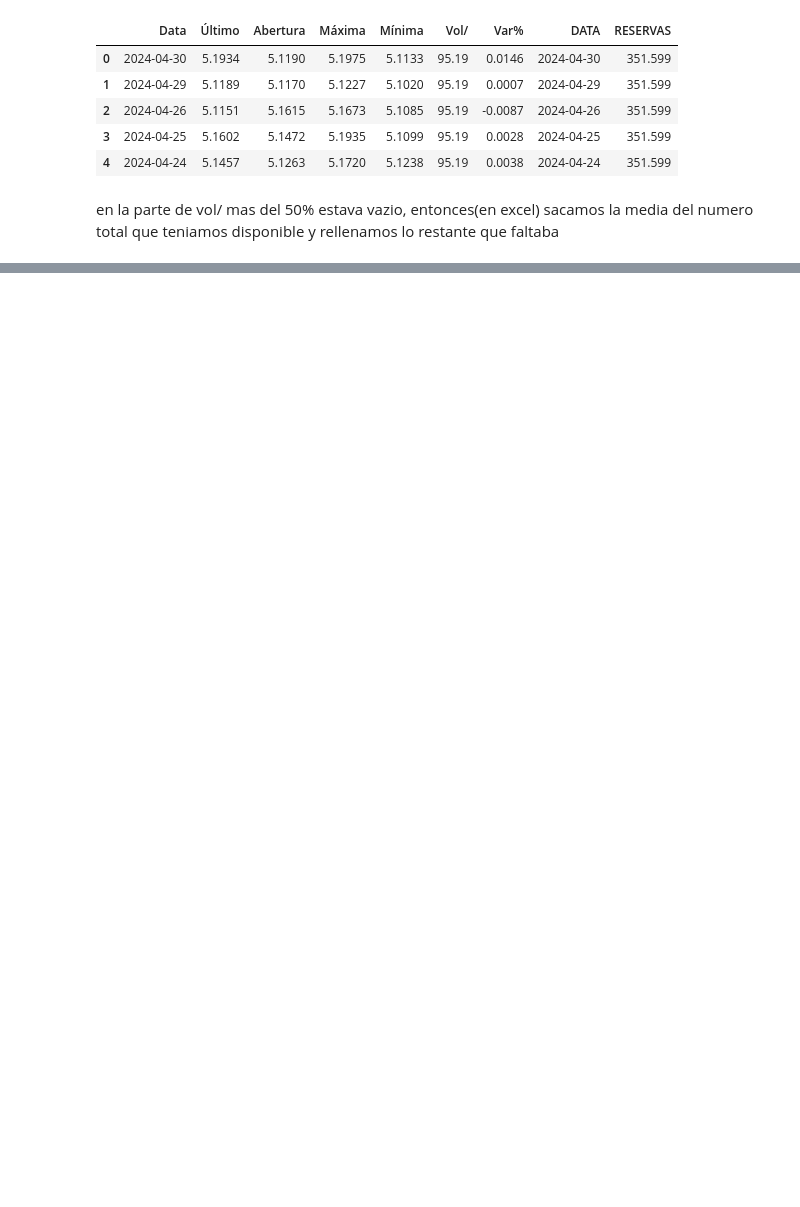
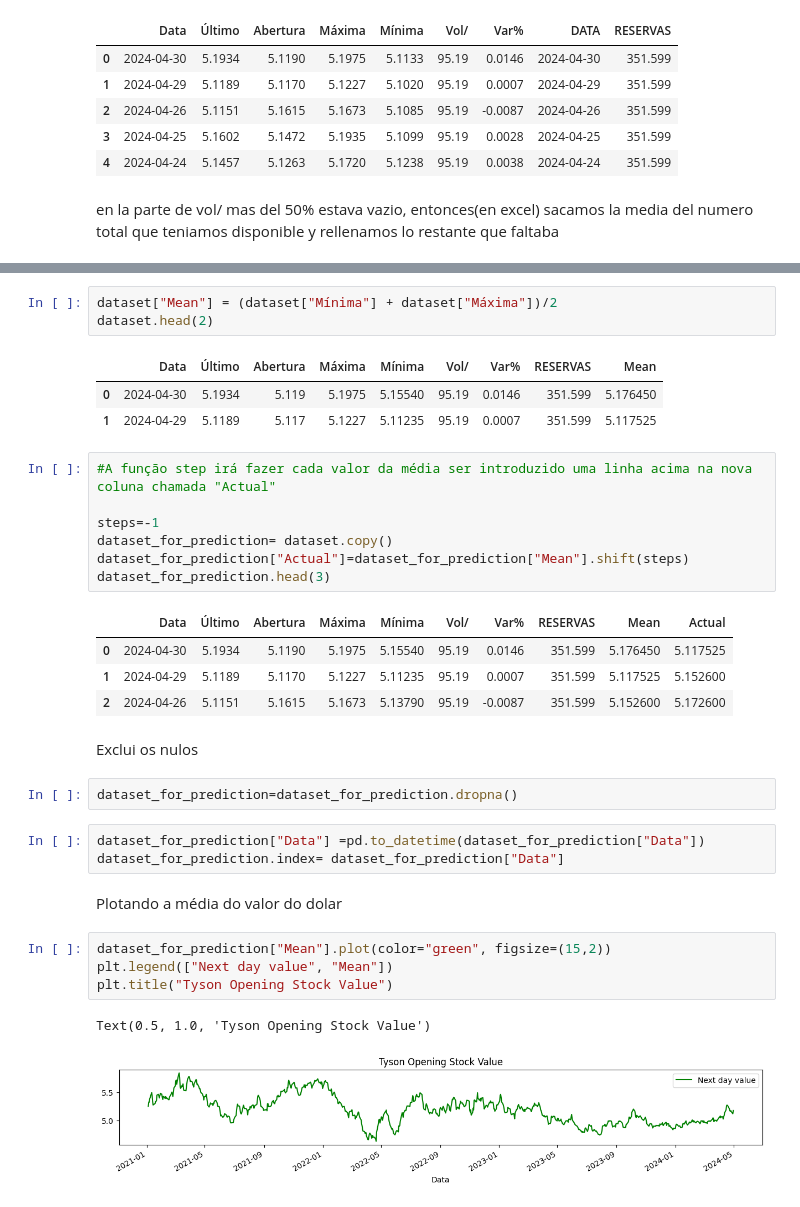
Before and after one commit to DajeanArcila/biblioteca_pandas, a Jupyter notebook: ML_prediçao_dolar.ipynb, the cells around one changed output, grey strips where cells are left out. Saved outputs shown, nothing was run; the diff lists cells and outputs as text; blank space fills up the shorter version.

```diff
--- a/ML_prediçao_dolar.ipynb
+++ b/ML_prediçao_dolar.ipynb
@@ -52,0 +71,35 @@ memory usage: 60.8 KB
+# %%
+dataset["Mean"] = (dataset["Mínima"] + dataset["Máxima"])/2
+dataset.head(2)
+# %% [output]
+|  | Data | Último | Abertura | Máxima | Mínima | Vol/ | Var% | RESERVAS | Mean |
+| 0 | 2024-04-30 | 5.1934 | 5.119 | 5.1975 | 5.15540 | 95.19 | 0.0146 | 351.599 | 5.176450 |
+| 1 | 2024-04-29 | 5.1189 | 5.117 | 5.1227 | 5.11235 | 95.19 | 0.0007 | 351.599 | 5.117525 |
+# %%
+#A função step irá fazer cada valor da média ser introduzido uma linha acima na nova coluna chamada "Actual"
+
+steps=-1
+dataset_for_prediction= dataset.copy()
+dataset_for_prediction["Actual"]=dataset_for_prediction["Mean"].shift(steps)
+dataset_for_prediction.head(3)
+# %% [output]
+|  | Data | Último | Abertura | Máxima | Mínima | Vol/ | Var% | RESERVAS | Mean | Actual |
+| 0 | 2024-04-30 | 5.1934 | 5.1190 | 5.1975 | 5.15540 | 95.19 | 0.0146 | 351.599 | 5.176450 | 5.117525 |
+| 1 | 2024-04-29 | 5.1189 | 5.1170 | 5.1227 | 5.11235 | 95.19 | 0.0007 | 351.599 | 5.117525 | 5.152600 |
+| 2 | 2024-04-26 | 5.1151 | 5.1615 | 5.1673 | 5.13790 | 95.19 | -0.0087 | 351.599 | 5.152600 | 5.172600 |
+# %% [markdown]
+Exclui os nulos
+# %%
+dataset_for_prediction=dataset_for_prediction.dropna()
+# %%
+dataset_for_prediction["Data"] =pd.to_datetime(dataset_for_prediction["Data"])
+dataset_for_prediction.index= dataset_for_prediction["Data"]
+# %% [markdown]
+Plotando a média do valor do dolar
+# %%
+dataset_for_prediction["Mean"].plot(color="green", figsize=(15,2))
+plt.legend(["Next day value", "Mean"])
+plt.title("Tyson Opening Stock Value")
+# %% [output]
+Text(0.5, 1.0, 'Tyson Opening Stock Value')
+[figure, added]
```
Also changed, not shown: parts of 12 cells of this notebook.
